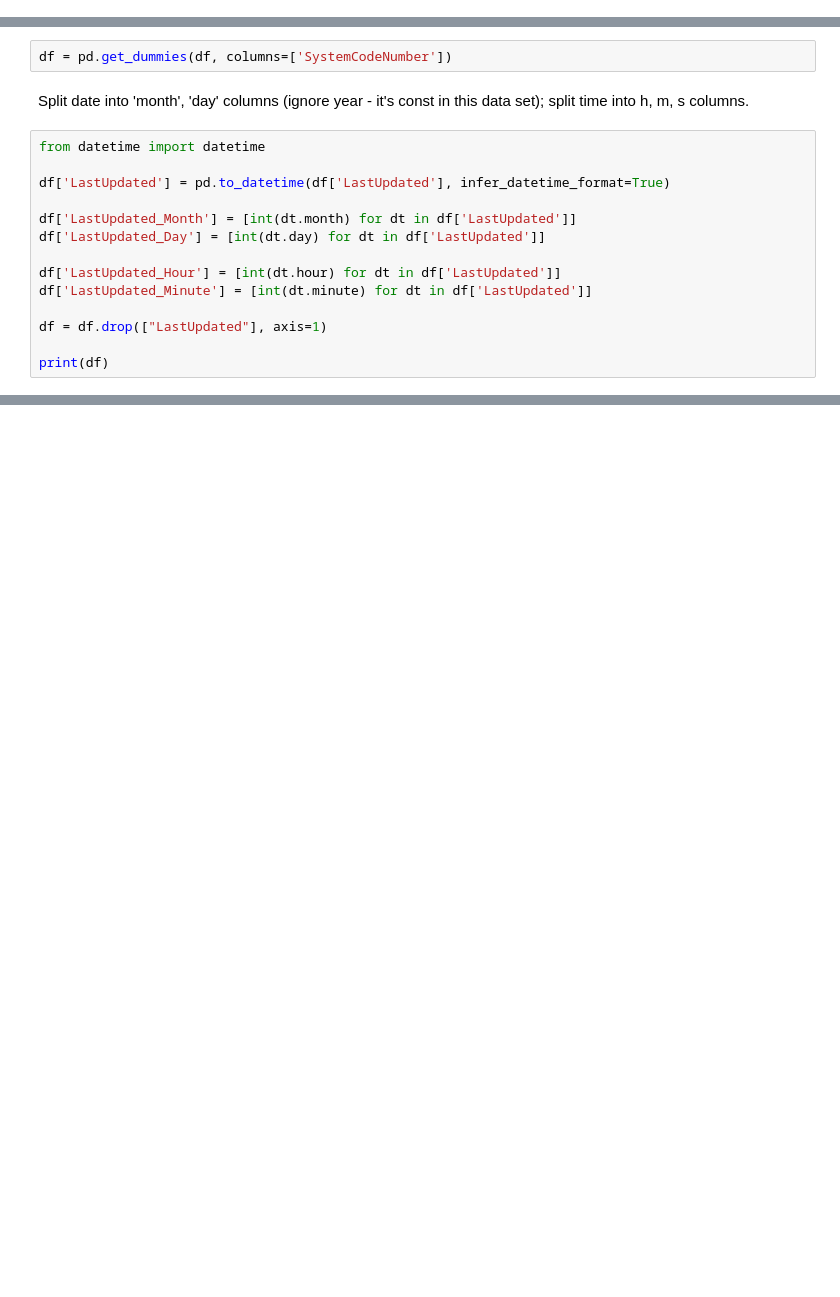
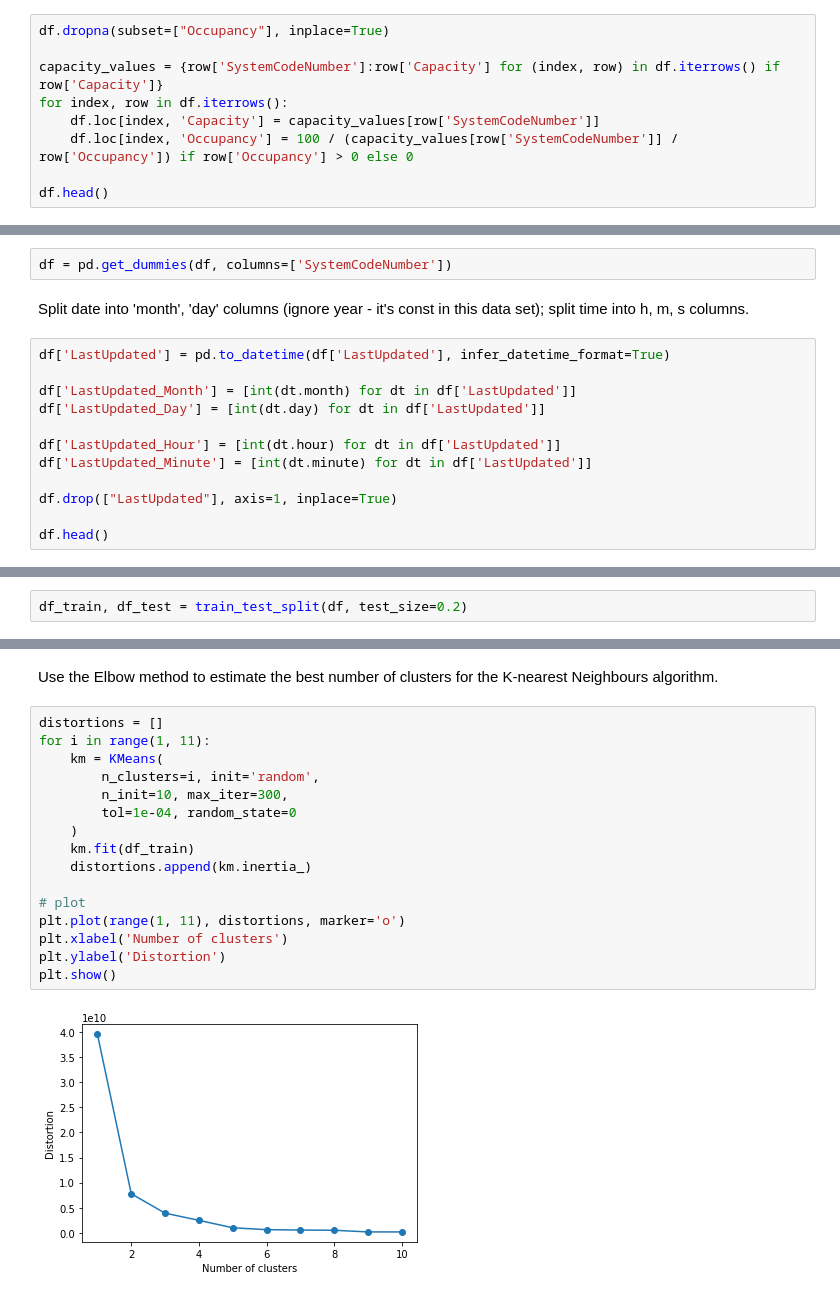
Before and after one commit to LAnastasiia/unsupervised_learning_task, a Jupyter notebook: unsupervised_learning.ipynb, the cells around one changed output, grey strips where cells are left out. Drawn from its saved outputs; the diff is of its cells as text; blank space fills up the shorter version.

```diff
--- a/unsupervised_learning.ipynb
+++ b/unsupervised_learning.ipynb
@@ -23,0 +50,9 @@ Redefine data from 'SystemCodeNumber' column as binary entry in type-columns --
+# %%
+df.dropna(subset=["Occupancy"], inplace=True)
+
+capacity_values = {row['SystemCodeNumber']:row['Capacity'] for (index, row) in df.iterrows() if row['Capacity']}
+for index, row in df.iterrows():
+    df.loc[index, 'Capacity'] = capacity_values[row['SystemCodeNumber']]
+    df.loc[index, 'Occupancy'] = 100 / (capacity_values[row['SystemCodeNumber']] / row['Occupancy']) if row['Occupancy'] > 0 else 0
+
+df.head()
@@ -26,8 +70,6 @@ df = pd.get_dummies(df, columns=['SystemCodeNumber'])
 # %% [markdown]
 Split date into 'month', 'day' columns (ignore year - it's const in this data set); split time into h, m, s columns.
 # %%
-from datetime import datetime
-
 df['LastUpdated'] = pd.to_datetime(df['LastUpdated'], infer_datetime_format=True)
 
 df['LastUpdated_Month'] = [int(dt.month) for dt in df['LastUpdated']]
@@ -36,7 +78,7 @@ df['LastUpdated_Day'] = [int(dt.day) for dt in df['LastUpdated']]
 df['LastUpdated_Hour'] = [int(dt.hour) for dt in df['LastUpdated']]
 df['LastUpdated_Minute'] = [int(dt.minute) for dt in df['LastUpdated']]
 
-df = df.drop(["LastUpdated"], axis=1)
+df.drop(["LastUpdated"], axis=1, inplace=True)
 
-print(df)
+df.head()
 # %% [output]
@@ -71,0 +96,2 @@ from sklearn.model_selection import train_test_split
+# %%
+df_train, df_test = train_test_split(df, test_size=0.2)
@@ -71,0 +104,20 @@ from sklearn.model_selection import train_test_split
+# %% [markdown]
+Use the Elbow method to estimate the best number of clusters for the K-nearest Neighbours algorithm.
+# %%
+distortions = []
+for i in range(1, 11):
+    km = KMeans(
+        n_clusters=i, init='random',
+        n_init=10, max_iter=300,
+        tol=1e-04, random_state=0
+    )
+    km.fit(df_train)
+    distortions.append(km.inertia_)
+
+# plot
+plt.plot(range(1, 11), distortions, marker='o')
+plt.xlabel('Number of clusters')
+plt.ylabel('Distortion')
+plt.show()
+# %% [output]
+[figure, added]
```
Also changed, not shown: parts of 58 cells of this notebook.
